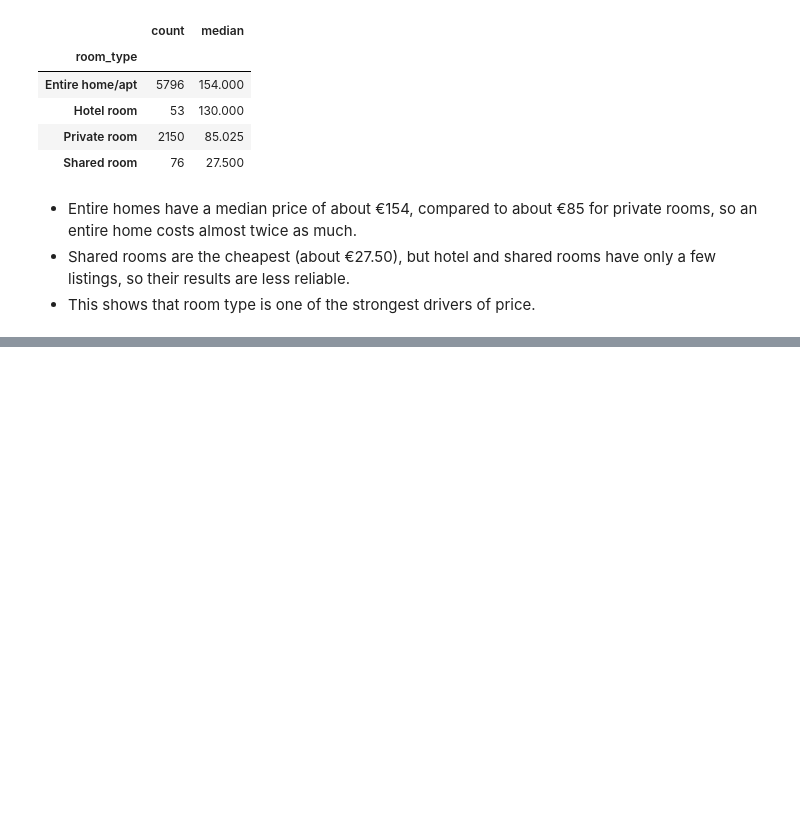
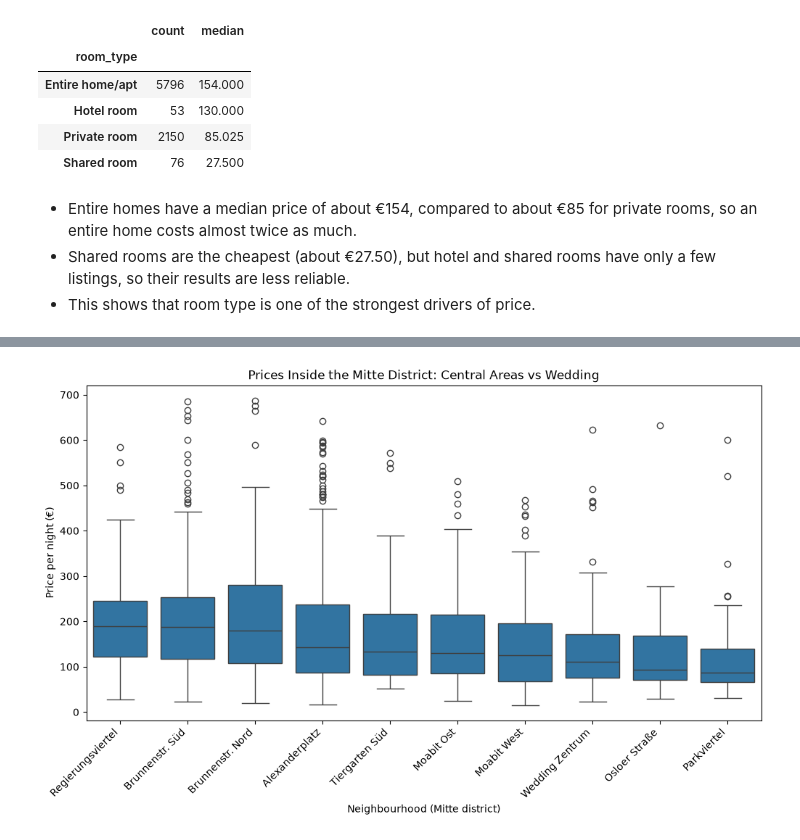
Before and after one commit to Anja987/berlin-airbnb-data-mining, a Jupyter notebook: notebooks/02_exploratory_analysis.ipynb, the cells around one changed output, grey strips where cells are left out. Saved outputs shown, nothing was run; the diff lists cells and outputs as text; code cells hidden in the pictures; blank space fills up the shorter version.

Commit message:
Add district and room type charts

```diff
--- a/notebooks/02_exploratory_analysis.ipynb
+++ b/notebooks/02_exploratory_analysis.ipynb
@@ -72,3 +72,6 @@ df.groupby("room_type")["price"].agg(["count", "median"])
 - Shared rooms are the cheapest (about €27.50), but hotel and shared rooms have
   only a few listings, so their results are less reliable.
 - This shows that room type is one of the strongest drivers of price.
+# %%
+mitte = df[df["neighbourhood_group_cleansed"] == "Mitte"]
+mitte["neighbourhood_cleansed"].value_counts()
@@ -74,0 +91,13 @@ df.groupby("room_type")["price"].agg(["count", "median"])
+# %%
+order = mitte.groupby("neighbourhood_cleansed")["price"].median().sort_values(ascending=False).index
+
+plt.figure(figsize=(12, 6))
+sns.boxplot(data=mitte, x="neighbourhood_cleansed", y="price", order=order)
+plt.title("Prices Inside the Mitte District: Central Areas vs Wedding")
+plt.xlabel("Neighbourhood (Mitte district)")
+plt.ylabel("Price per night (€)")
+plt.xticks(rotation=45, ha="right")
+plt.savefig("../images/04_mitte_neighbourhoods.png", dpi=150, bbox_inches="tight")
+plt.show()
+# %% [output]
+[figure, added]
```
Also changed, not shown: parts of 3 cells of this notebook.
